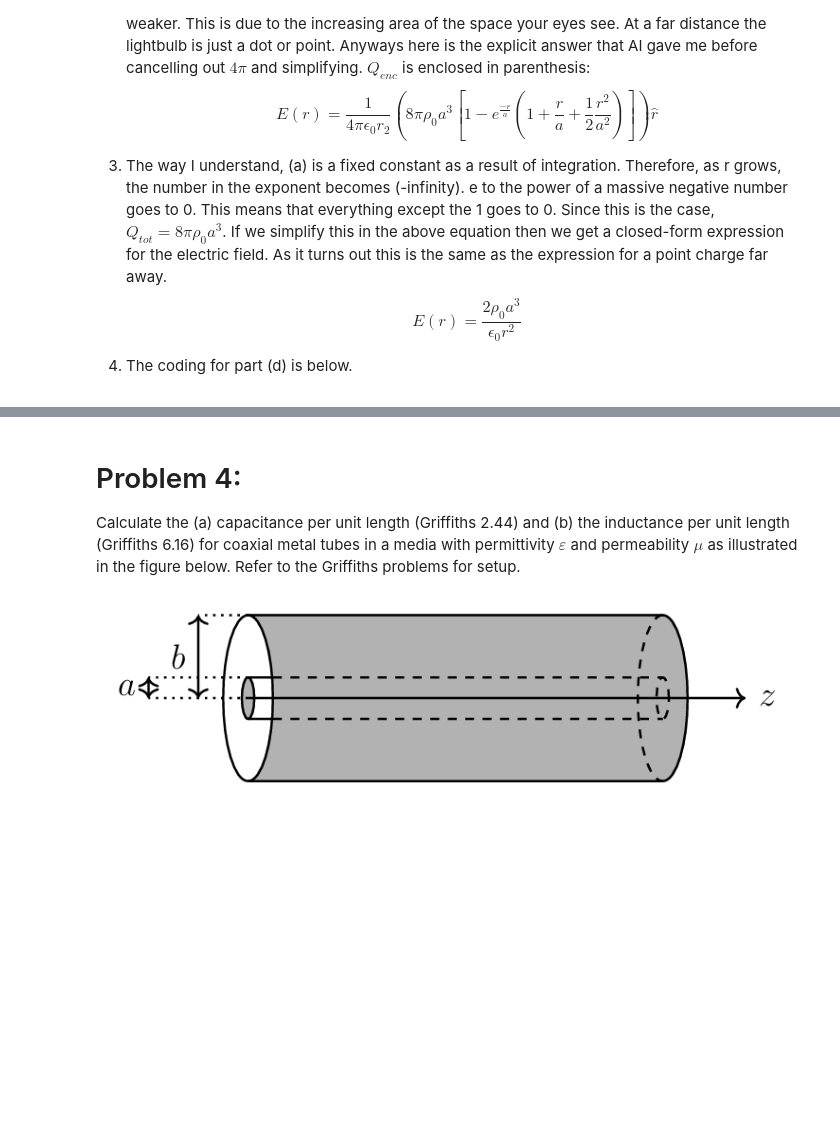
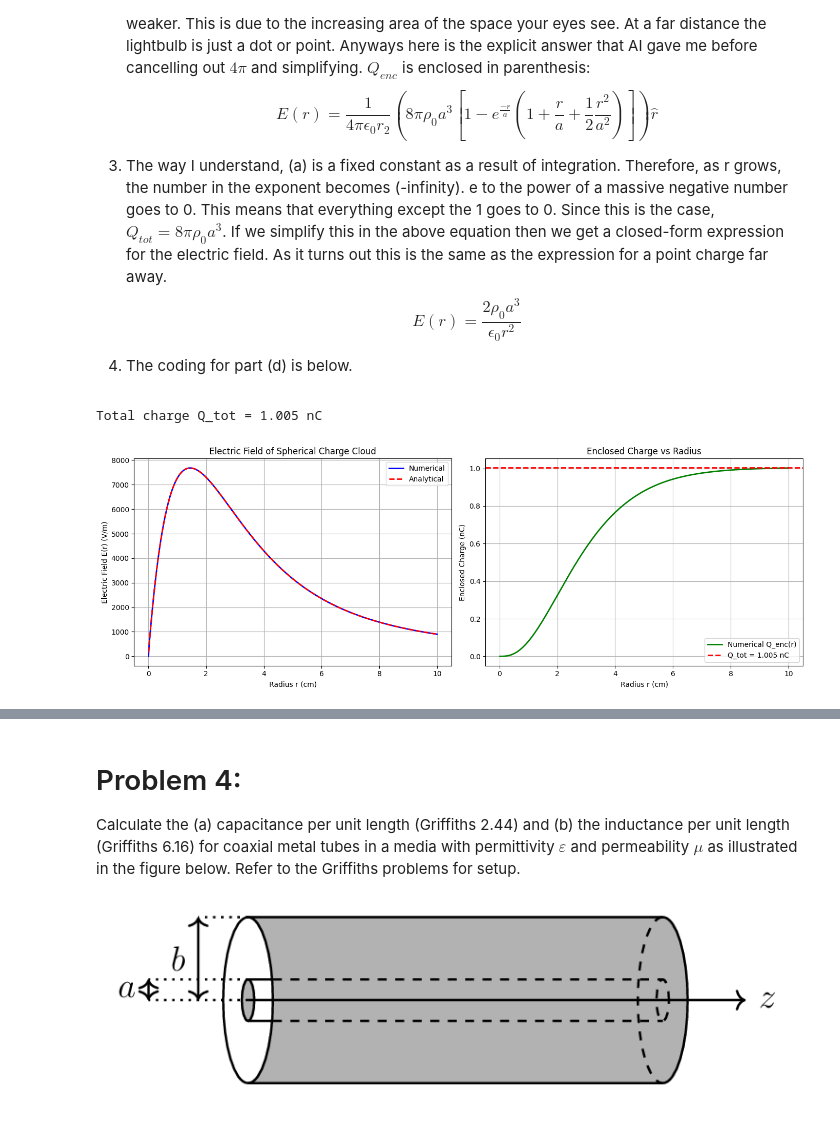
Before and after one commit to Caleb-M-Y/Spring-Acoustics---ElectroMag2, a Jupyter notebook: ElectroMag/ElectroMag2_HW1.ipynb, the cells around one changed output, grey strips where cells are left out. Saved outputs shown, nothing was run; the diff lists cells and outputs as text; code cells hidden in the pictures; blank space fills up the shorter version.

```diff
--- a/ElectroMag/ElectroMag2_HW1.ipynb
+++ b/ElectroMag/ElectroMag2_HW1.ipynb
@@ -345,3 +332,80 @@ We can assume that the electric field is constant everywhere on the surface. Wha
 3. The way I understand, (a) is a fixed constant as a result of integration. Therefore, as r grows, the number in the exponent becomes (-infinity). e to the power of a massive negative number goes to 0. This means that everything except the 1 goes to 0. Since this is the case, $Q_{tot} = 8\pi\rho_{0}a^{3}$. If we simplify this in the above equation then we get a closed-form expression for the electric field. As it turns out this is the same as the expression for a point charge far away. $$E(r) = \frac{2\rho_{0}a^{3}}{\epsilon_{0}r^{2}}$$
 
 4. The coding for part (d) is below.
+# %%
+import numpy as np
+import matplotlib.pyplot as plt
+
+# Physical constants
+epsilon_0 = 8.854e-12  # Permittivity of free space in F/m
+
+# Problem parameters
+a = 0.01  # Characteristic length in m (1 cm)
+rho_0 = 4e-5  # Charge density in C/m^3
+Q_tot = 8 * np.pi * rho_0 * a**3  # Total charge (should be ~1 nC)
+
+print(f"Total charge Q_tot = {Q_tot * 1e9:.3f} nC")
+
+# Numerical grid parameters
+r_max = 10 * a  # Maximum radius (10a)
+N = 1000  # Number of grid points
+dr = r_max / N  # Grid spacing
+
+# Create radial grid (start from small nonzero value to avoid r=0)
+r_grid = np.linspace(dr, r_max, N)
+
+# Define charge density function
+def rho(r):
+    return rho_0 * np.exp(-r / a)
+
+# Compute enclosed charge numerically using trapezoidal rule
+Q_enc = np.zeros(N)
+for i in range(N):
+    r_vals = np.linspace(dr, r_grid[i], i+1)
+    integrand = rho(r_vals) * r_vals**2
+    # Trapezoidal rule: 4π * ∫ ρ(r) r² dr
+    Q_enc[i] = 4 * np.pi * np.trapz(integrand, r_vals)
+
+# Compute numerical electric field
+E_num = Q_enc / (4 * np.pi * epsilon_0 * r_grid**2)
+
+# Analytical electric field (from part c)
+def E_analytic(r):
+    term = 1 - np.exp(-r/a) * (1 + r/a + 0.5*(r/a)**2)
+    return (2 * rho_0 * a**3 / epsilon_0) * term / r**2
+
+E_ana = E_analytic(r_grid)
+
+# ========== PLOTTING ==========
+fig, (ax1, ax2) = plt.subplots(1, 2, figsize=(14, 5))
+
+# Plot 1: Electric field comparison
+ax1.plot(r_grid * 1e2, E_num, 'b-', linewidth=2, label='Numerical')
+ax1.plot(r_grid * 1e2, E_ana, 'r--', linewidth=2, label='Analytical')
+ax1.set_xlabel('Radius r (cm)')
+ax1.set_ylabel('Electric Field E(r) (V/m)')
+ax1.set_title('Electric Field of Spherical Charge Cloud')
+ax1.legend()
+ax1.grid(True)
+
+# Plot 2: Enclosed charge
+ax2.plot(r_grid * 1e2, Q_enc * 1e9, 'g-', linewidth=2, label='Numerical Q_enc(r)')
+ax2.axhline(y=Q_tot * 1e9, color='r', linestyle='--', linewidth=2, label=f'Q_tot = {Q_tot*1e9:.3f} nC')
+ax2.set_xlabel('Radius r (cm)')
+ax2.set_ylabel('Enclosed Charge (nC)')
+ax2.set_title('Enclosed Charge vs Radius')
+ax2.legend()
+ax2.grid(True)
+
+plt.tight_layout()
+plt.show()
+
+# Print some diagnostics
+print(f"\nAt r = {r_max*1e2:.1f} cm:")
+print(f"  Q_enc = {Q_enc[-1]*1e9:.4f} nC")
+print(f"  Q_tot = {Q_tot*1e9:.4f} nC")
+print(f"  Percentage: {100*Q_enc[-1]/Q_tot:.2f}%")
+print(f"\nMaximum relative error in E-field: {np.max(np.abs((E_num - E_ana)/E_ana))*100:.3f}%")
+# %% [output]
+Total charge Q_tot = 1.005 nC
+[figure, added]
```
Also changed, not shown: parts of 3 cells of this notebook.
